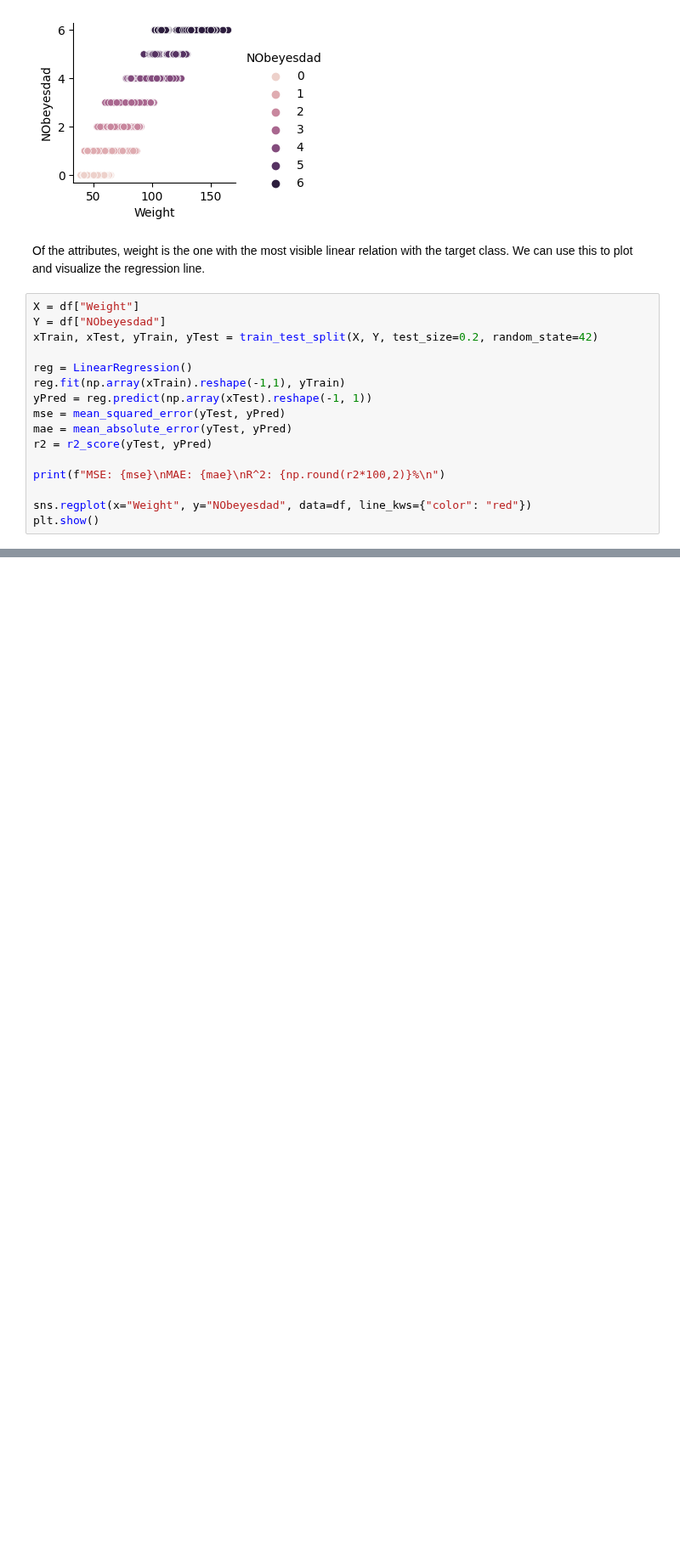
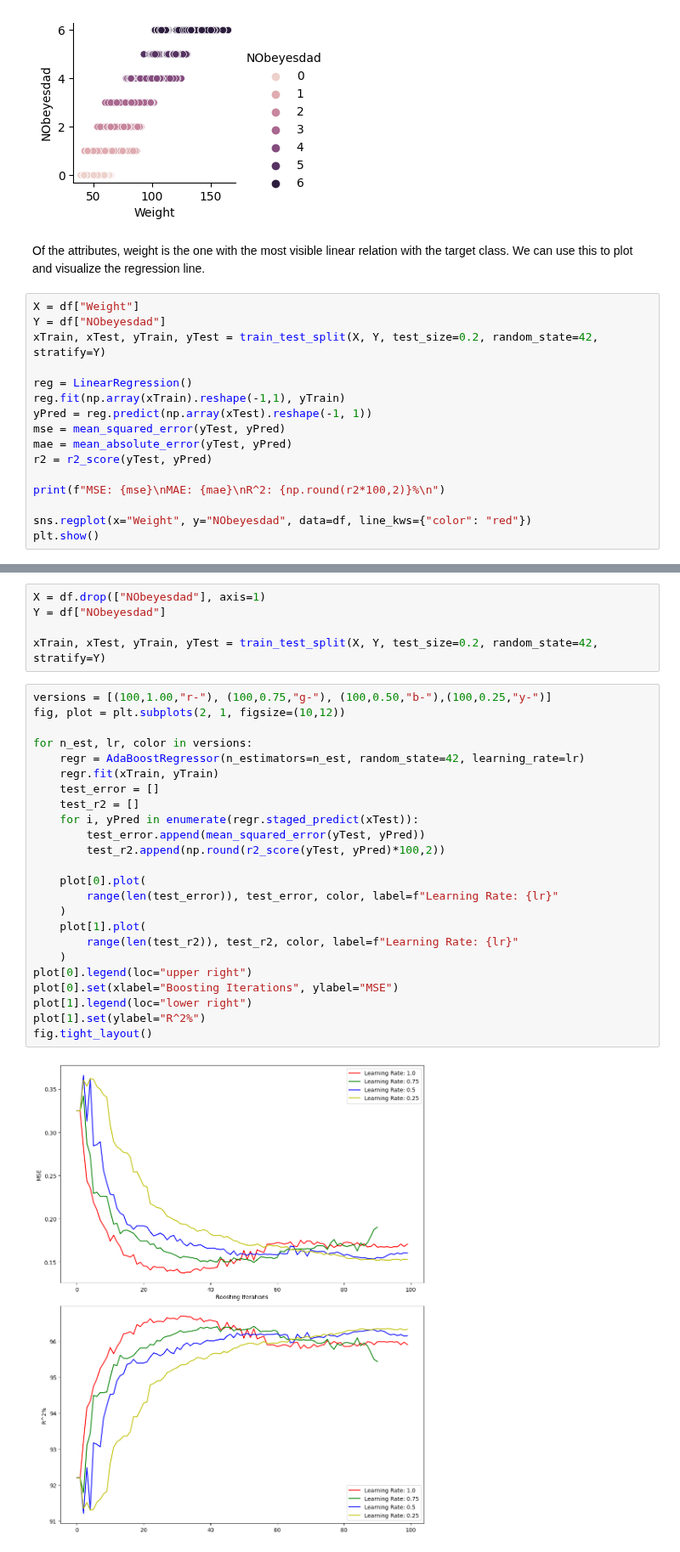
Before and after one commit to xvxvdee/CPS844_Assignment, a Jupyter notebook: Linear_Regression.ipynb, the cells around one changed output, grey strips where cells are left out. Shown at 85% size. Saved outputs shown, nothing was run; the diff lists cells and outputs as text; blank space fills up the shorter version.

Commit message:
Update Linear Regression to also consider AdaBoosting

```diff
--- a/Linear_Regression.ipynb
+++ b/Linear_Regression.ipynb
@@ -60,7 +61,7 @@ Of the attributes, weight is the one with the most visible linear relation with
 # %%
 X = df["Weight"]
 Y = df["NObeyesdad"]
-xTrain, xTest, yTrain, yTest = train_test_split(X, Y, test_size=0.2, random_state=42)
+xTrain, xTest, yTrain, yTest = train_test_split(X, Y, test_size=0.2, random_state=42, stratify=Y)
 
 reg = LinearRegression()
 reg.fit(np.array(xTrain).reshape(-1,1), yTrain)
@@ -82,0 +84,31 @@ R^2: 83.04%
+# %%
+X = df.drop(["NObeyesdad"], axis=1)
+Y = df["NObeyesdad"]
+
+xTrain, xTest, yTrain, yTest = train_test_split(X, Y, test_size=0.2, random_state=42, stratify=Y)
+# %%
+versions = [(100,1.00,"r-"), (100,0.75,"g-"), (100,0.50,"b-"),(100,0.25,"y-")]
+fig, plot = plt.subplots(2, 1, figsize=(10,12))
+
+for n_est, lr, color in versions:
+    regr = AdaBoostRegressor(n_estimators=n_est, random_state=42, learning_rate=lr)
+    regr.fit(xTrain, yTrain)
+    test_error = []
+    test_r2 = []
+    for i, yPred in enumerate(regr.staged_predict(xTest)):
+        test_error.append(mean_squared_error(yTest, yPred))
+        test_r2.append(np.round(r2_score(yTest, yPred)*100,2))
+
+    plot[0].plot(
+        range(len(test_error)), test_error, color, label=f"Learning Rate: {lr}"
+    )
+    plot[1].plot(
+        range(len(test_r2)), test_r2, color, label=f"Learning Rate: {lr}"
+    )
+plot[0].legend(loc="upper right")
+plot[0].set(xlabel="Boosting Iterations", ylabel="MSE")
+plot[1].legend(loc="lower right")
+plot[1].set(ylabel="R^2%")
+fig.tight_layout()
+# %% [output]
+[figure, added]
```
Also changed, not shown: parts of 18 cells of this notebook.
